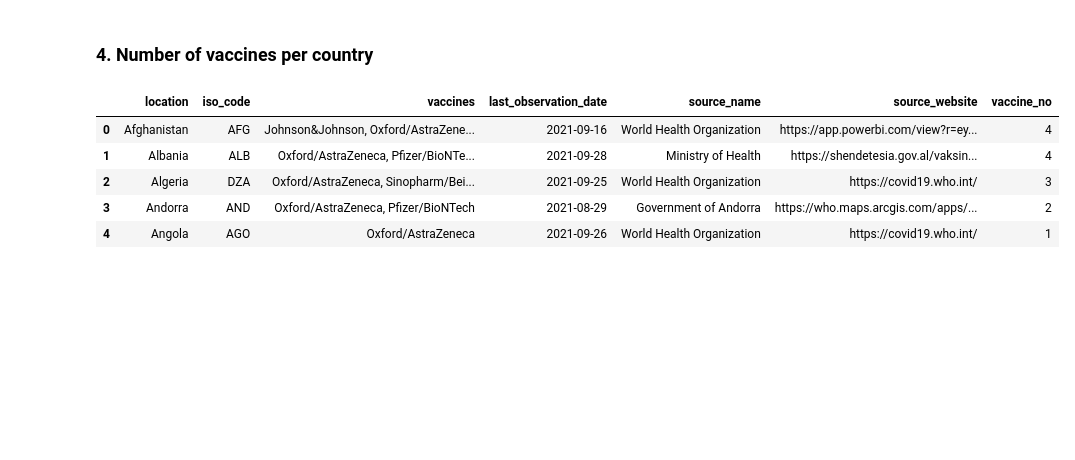
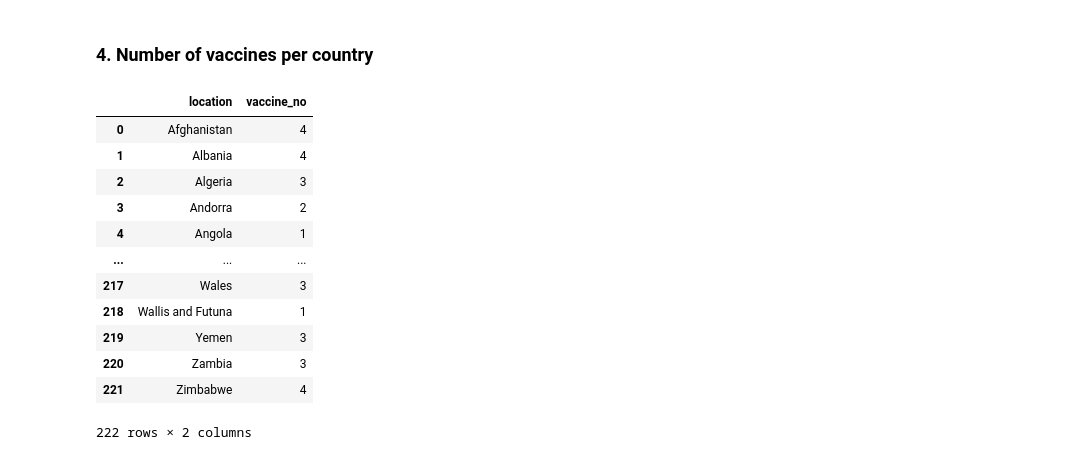
Before and after one commit to lilianasku/Other-Python-scripts, a Jupyter notebook: owid - locations.ipynb, the cells around one changed output. Drawn from its saved outputs; the diff is of its cells as text; code cells hidden in the pictures; blank space fills up the shorter version.

```diff
--- a/owid - locations.ipynb
+++ b/owid - locations.ipynb
@@ -160,12 +160,19 @@ plt.show()
 # %%
 owid_df['vaccine_no'] = [len(owid_df['vaccines'].str.split(',')[i])
                          for i in range (len(owid_df['vaccines']))]
 
-owid_df.head(5)
+owid_df[['location','vaccine_no']]
 # %% [output]
-|  | location | iso_code | vaccines | last_observation_date | source_name | source_website | vaccine_no |
-| 0 | Afghanistan | AFG | Johnson&Johnson, Oxford/AstraZene... | 2021-09-16 | World Health Organization | https://app.powerbi.com/view?r=ey... | 4 |
-| 1 | Albania | ALB | Oxford/AstraZeneca, Pfizer/BioNTe... | 2021-09-28 | Ministry of Health | https://shendetesia.gov.al/vaksin... | 4 |
-| 2 | Algeria | DZA | Oxford/AstraZeneca, Sinopharm/Bei... | 2021-09-25 | World Health Organization | https://covid19.who.int/ | 3 |
-| 3 | Andorra | AND | Oxford/AstraZeneca, Pfizer/BioNTech | 2021-08-29 | Government of Andorra | https://who.maps.arcgis.com/apps/... | 2 |
-| 4 | Angola | AGO | Oxford/AstraZeneca | 2021-09-26 | World Health Organization | https://covid19.who.int/ | 1 |
+|  | location | vaccine_no |
+| 0 | Afghanistan | 4 |
+| 1 | Albania | 4 |
+| 2 | Algeria | 3 |
+| 3 | Andorra | 2 |
+| 4 | Angola | 1 |
+| ... | ... | ... |
+| 217 | Wales | 3 |
+| 218 | Wallis and Futuna | 1 |
+| 219 | Yemen | 3 |
+| 220 | Zambia | 3 |
+| 221 | Zimbabwe | 4 |
+222 rows × 2 columns
```
